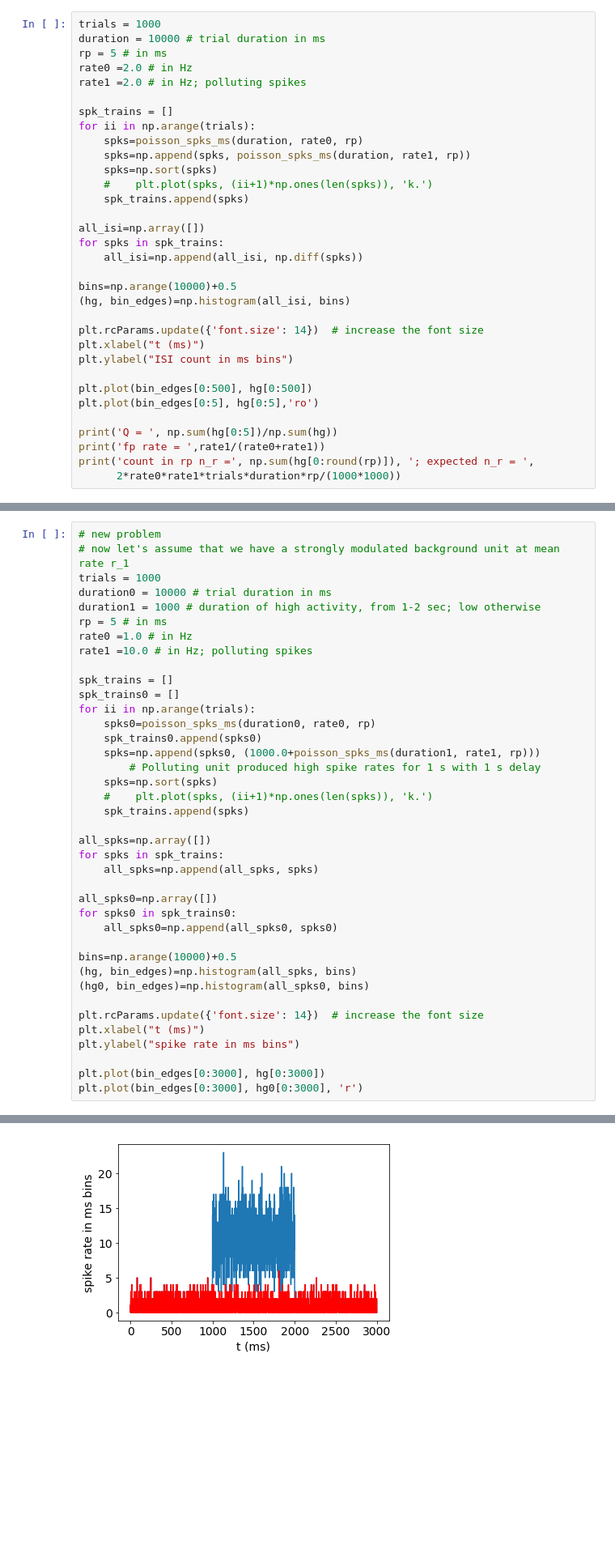
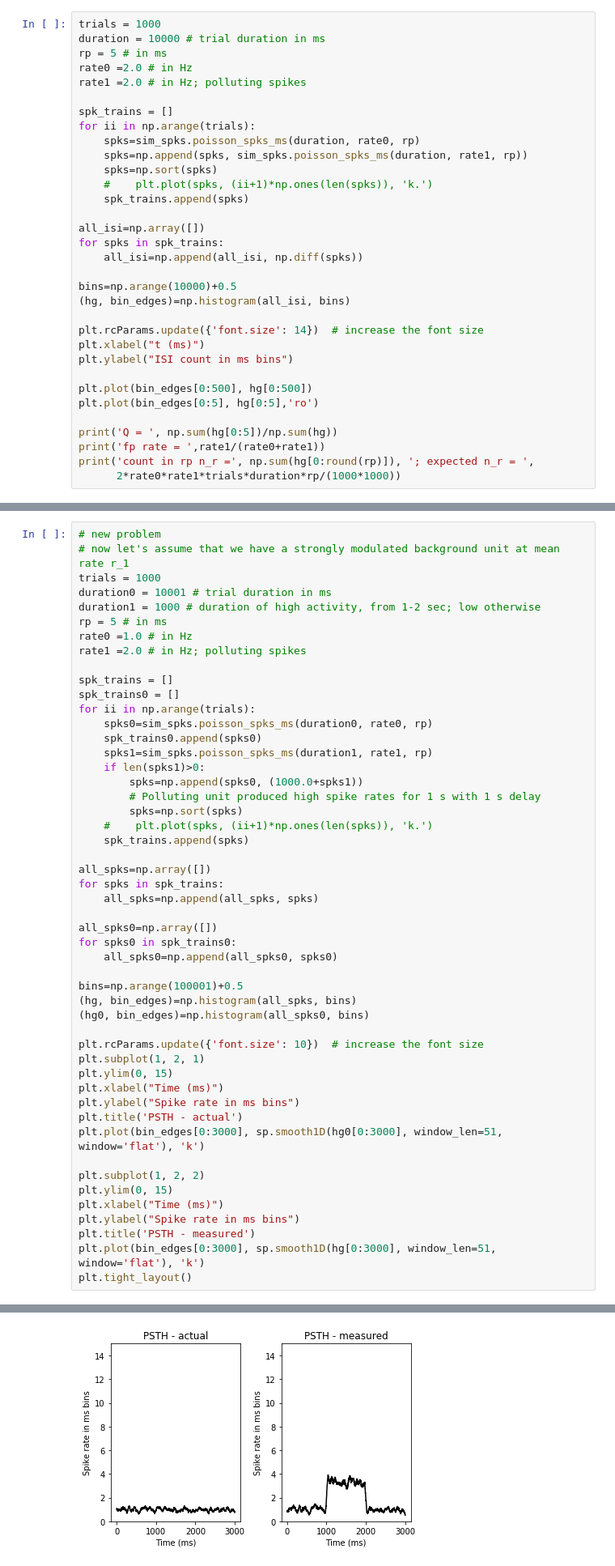
Before and after one commit to svoboda314/various-notebooks, a Jupyter notebook: Poisson spiking.ipynb, the cells around one changed output, grey strips where cells are left out. Shown at 81% size. Cells and saved outputs as stored; diff of their text form; blank space fills up the shorter version.

```diff
--- a/Poisson spiking.ipynb
+++ b/Poisson spiking.ipynb
@@ -166,8 +195,8 @@ rate1 =2.0 # in Hz; polluting spikes
 
 spk_trains = []
 for ii in np.arange(trials):
-    spks=poisson_spks_ms(duration, rate0, rp)
-    spks=np.append(spks, poisson_spks_ms(duration, rate1, rp))
+    spks=sim_spks.poisson_spks_ms(duration, rate0, rp)
+    spks=np.append(spks, sim_spks.poisson_spks_ms(duration, rate1, rp))
     spks=np.sort(spks)
     #    plt.plot(spks, (ii+1)*np.ones(len(spks)), 'k.')
     spk_trains.append(spks)
@@ -211,20 +240,22 @@ This suggests that low Q is not a terribly useful metric for quality of spike so
 # new problem
 # now let's assume that we have a strongly modulated background unit at mean rate r_1
 trials = 1000
-duration0 = 10000 # trial duration in ms
+duration0 = 10001 # trial duration in ms
 duration1 = 1000 # duration of high activity, from 1-2 sec; low otherwise
 rp = 5 # in ms
 rate0 =1.0 # in Hz
-rate1 =10.0 # in Hz; polluting spikes
+rate1 =2.0 # in Hz; polluting spikes
 
 spk_trains = []
 spk_trains0 = []
 for ii in np.arange(trials):
-    spks0=poisson_spks_ms(duration0, rate0, rp)
+    spks0=sim_spks.poisson_spks_ms(duration0, rate0, rp)
     spk_trains0.append(spks0)
-    spks=np.append(spks0, (1000.0+poisson_spks_ms(duration1, rate1, rp)))
+    spks1=sim_spks.poisson_spks_ms(duration1, rate1, rp)
+    if len(spks1)>0:
+        spks=np.append(spks0, (1000.0+spks1))
         # Polluting unit produced high spike rates for 1 s with 1 s delay
-    spks=np.sort(spks)
+        spks=np.sort(spks)
     #    plt.plot(spks, (ii+1)*np.ones(len(spks)), 'k.')
     spk_trains.append(spks)
 
@@ -236,14 +267,23 @@ all_spks0=np.array([])
 for spks0 in spk_trains0:
     all_spks0=np.append(all_spks0, spks0)
 
-bins=np.arange(10000)+0.5
+bins=np.arange(100001)+0.5
 (hg, bin_edges)=np.histogram(all_spks, bins)
 (hg0, bin_edges)=np.histogram(all_spks0, bins)
 
-plt.rcParams.update({'font.size': 14})  # increase the font size
-plt.xlabel("t (ms)")
-plt.ylabel("spike rate in ms bins")
+plt.rcParams.update({'font.size': 10})  # increase the font size
+plt.subplot(1, 2, 1)
+plt.ylim(0, 15)
+plt.xlabel("Time (ms)")
+plt.ylabel("Spike rate in ms bins")
+plt.title('PSTH - actual')
+plt.plot(bin_edges[0:3000], sp.smooth1D(hg0[0:3000], window_len=51, window='flat'), 'k')
 
-plt.plot(bin_edges[0:3000], hg[0:3000])
-plt.plot(bin_edges[0:3000], hg0[0:3000], 'r')
+plt.subplot(1, 2, 2)
+plt.ylim(0, 15)
+plt.xlabel("Time (ms)")
+plt.ylabel("Spike rate in ms bins")
+plt.title('PSTH - measured')
+plt.plot(bin_edges[0:3000], sp.smooth1D(hg[0:3000], window_len=51, window='flat'), 'k')
+plt.tight_layout()
 # %% [output]
@@ -251,4 +290,4 @@ plt.plot(bin_edges[0:3000], hg0[0:3000], 'r')
-[figure, old version]
+[figure, new version]
 # %%
 all_isi=np.array([])
 for spks in spk_trains:
```
Also changed, not shown: parts of 19 cells of this notebook, 1 other file.
